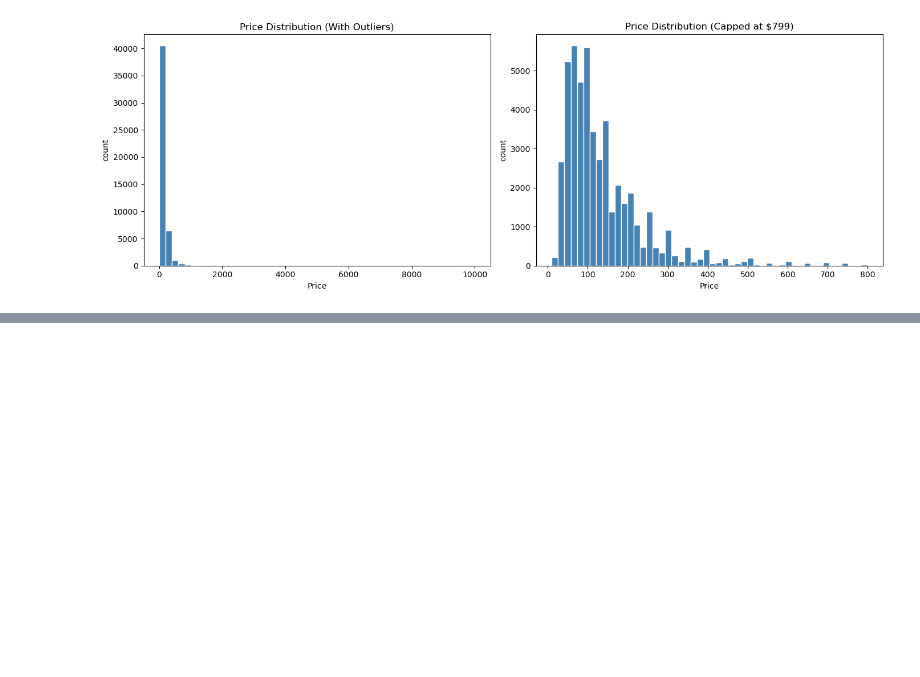
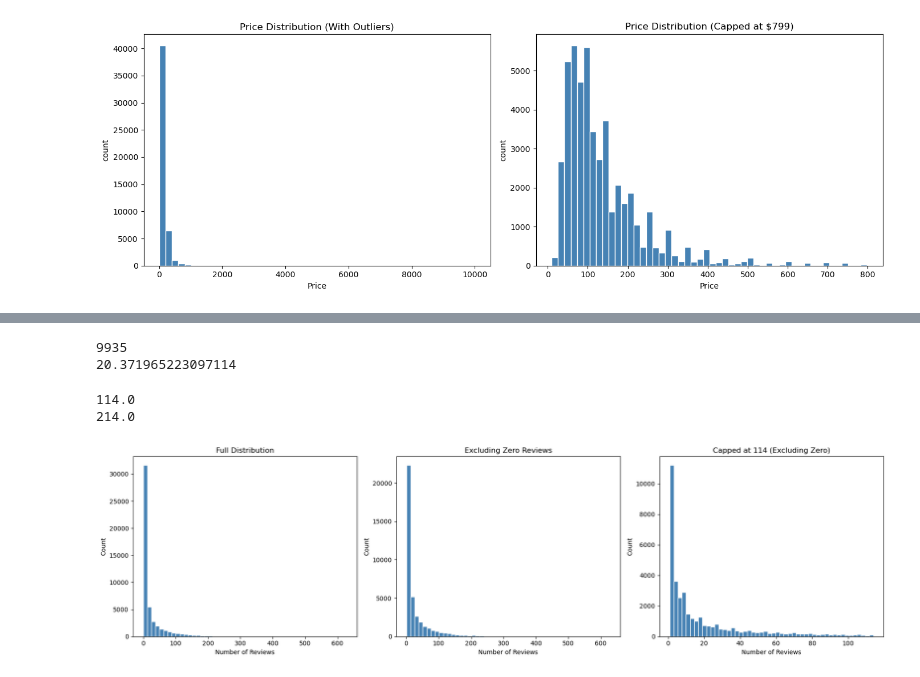
Before and after one commit to FrequentNotebook/AB_NYC-Data-Cleaning, a Jupyter notebook: AB_NYC_2019 EDA.ipynb, the cells around one changed output, grey strips where cells are left out. Cells and saved outputs as stored; diff of their text form; code cells hidden in the pictures; blank space fills up the shorter version.

```diff
--- a/AB_NYC_2019 EDA.ipynb
+++ b/AB_NYC_2019 EDA.ipynb
@@ -269,0 +373,45 @@ of reviews have no meaningful linear relationship in this dataset.
+# %%
+# check the sum and mean of zero reviews
+
+print((df['number_of_reviews'] == 0).sum())
+print((df['number_of_reviews'] == 0).mean() * 100)
+# %% [output]
+9935
+20.371965223097114
+# %%
+# check the 95th and 99th percentile of number_of_review
+
+print(df['number_of_reviews'].quantile(0.95))
+print(df['number_of_reviews'].quantile(0.99))
+# %% [output]
+114.0
+214.0
+# %%
+# plot the distribution
+
+fig, axes = plt.subplots(1, 3, figsize=(18, 5))
+
+# full distribution
+axes[0].hist(df['number_of_reviews'], bins=50, color='steelblue', edgecolor='white')
+axes[0].set_title('Full Distribution')
+axes[0].set_xlabel('Number of Reviews')
+axes[0].set_ylabel('Count')
+
+# excluding zero
+filtered_no_zero = df[df['number_of_reviews'] > 0]
+axes[1].hist(filtered_no_zero['number_of_reviews'], bins=50, color='steelblue', edgecolor='white')
+axes[1].set_title('Excluding Zero Reviews')
+axes[1].set_xlabel('Number of Reviews')
+axes[1].set_ylabel('Count')
+
+# capped at 95th percentile, excluding zero
+filtered_capped = df[(df['number_of_reviews'] > 0) & (df['number_of_reviews'] <= 114)]
+axes[2].hist(filtered_capped['number_of_reviews'], bins=50, color='steelblue', edgecolor='white')
+axes[2].set_title('Capped at 114 (Excluding Zero)')
+axes[2].set_xlabel('Number of Reviews')
+axes[2].set_ylabel('Count')
+
+plt.tight_layout()
+plt.show()
+# %% [output]
+[figure, added]
```
Also changed, not shown: parts of 28 cells of this notebook.
